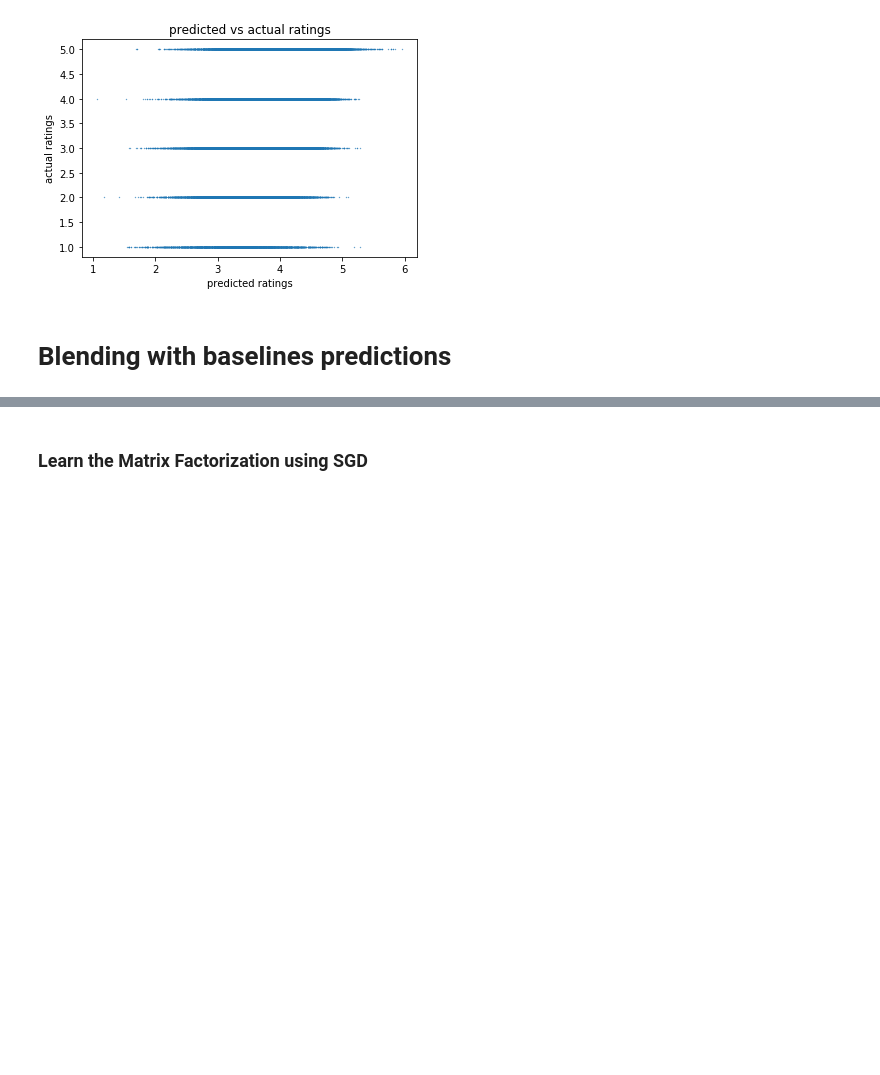
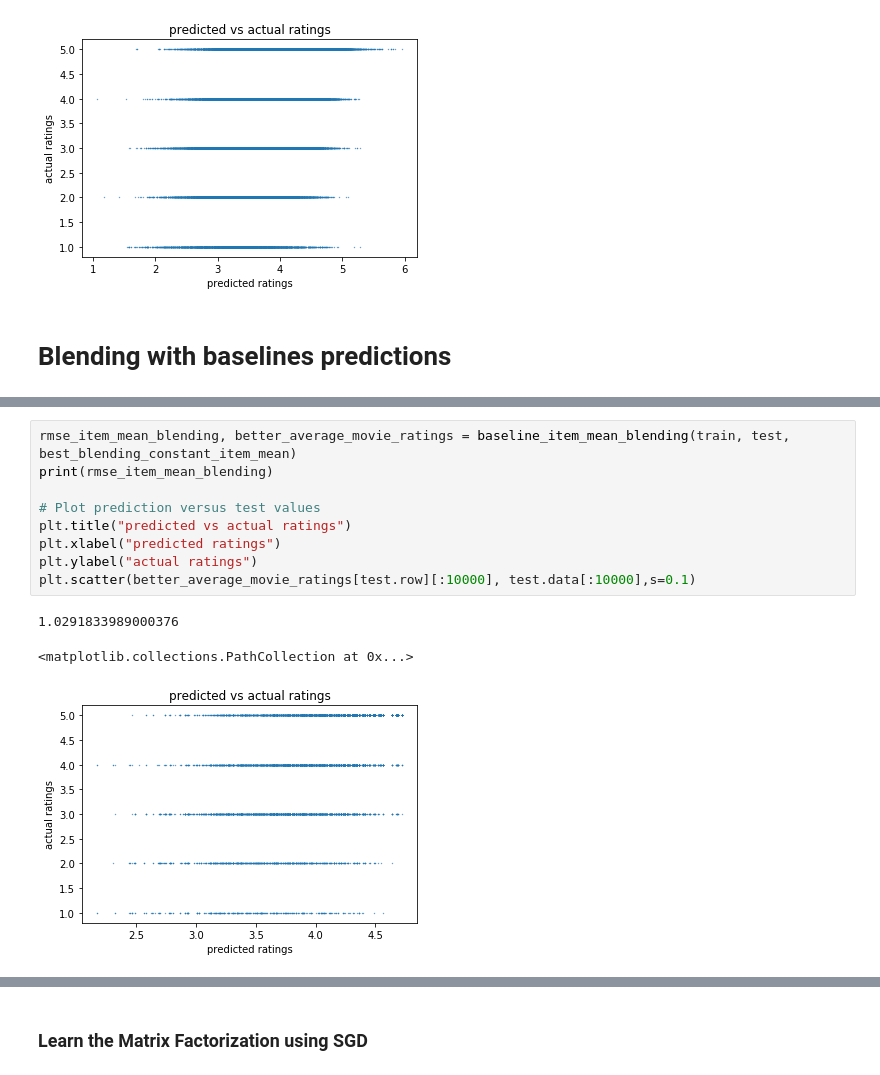
Before and after one commit to Anne-Aimee/recommender_system, a Jupyter notebook: src/main.ipynb, the cells around one changed output, grey strips where cells are left out. Cells and saved outputs as stored; diff of their text form; blank space fills up the shorter version.

```diff
--- a/src/main.ipynb
+++ b/src/main.ipynb
@@ -253,0 +305,13 @@ plt.scatter(w_item[test.row] + w_user[test.col] + w_0, test.data,s=0.1)
+# %%
+rmse_item_mean_blending, better_average_movie_ratings = baseline_item_mean_blending(train, test, best_blending_constant_item_mean)
+print(rmse_item_mean_blending)
+
+# Plot prediction versus test values
+plt.title("predicted vs actual ratings")
+plt.xlabel("predicted ratings")
+plt.ylabel("actual ratings")
+plt.scatter(better_average_movie_ratings[test.row][:10000], test.data[:10000],s=0.1)
+# %% [output]
+1.0291833989000376
+<matplotlib.collections.PathCollection at 0x...>
+[figure, added]
```
Also changed, not shown: parts of 11 cells of this notebook.
